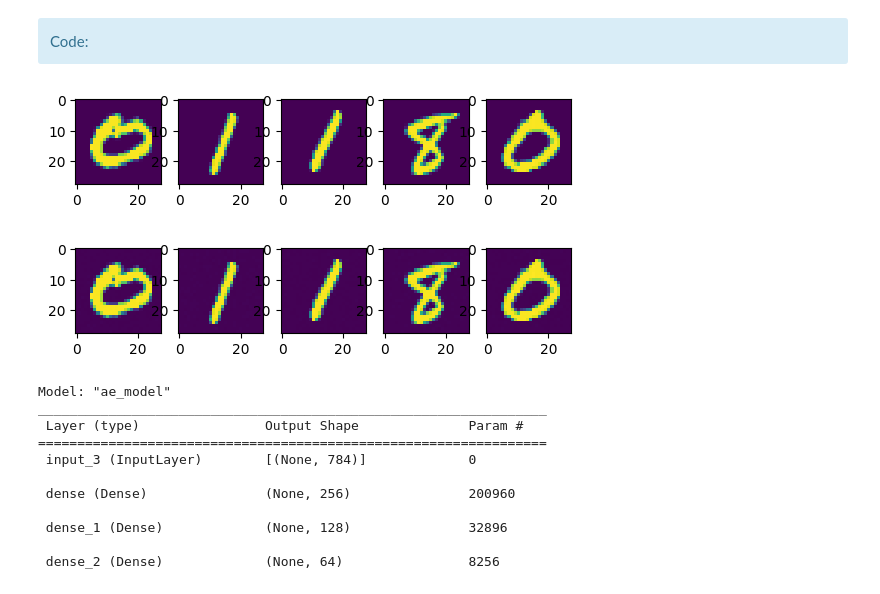
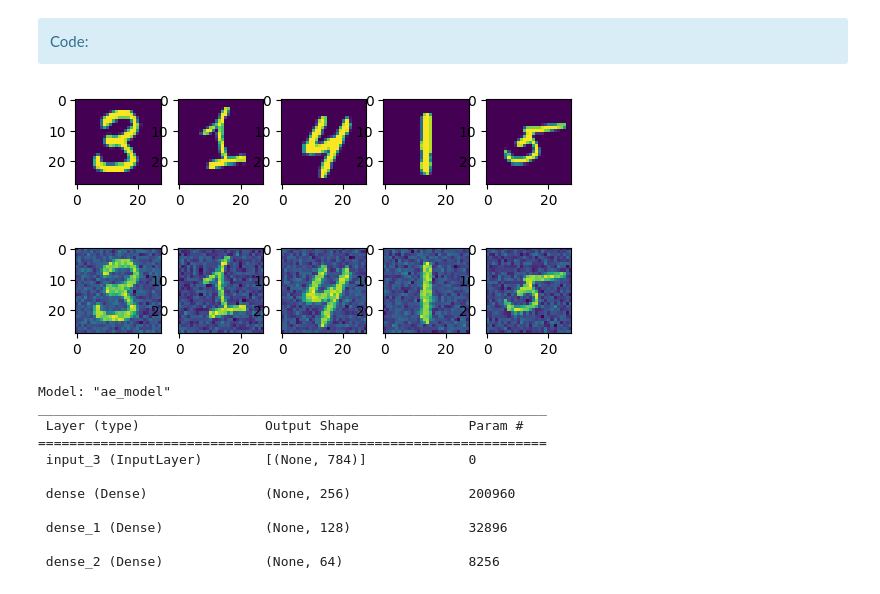
Before and after one commit to TarcisioBueno/digit-recognition-with-neural-networks-SDTSIA210, a Jupyter notebook: TP_NN.ipynb, the cells around one changed output. Cells and saved outputs as stored; diff of their text form; code cells hidden in the pictures.

```diff
--- a/TP_NN.ipynb
+++ b/TP_NN.ipynb
@@ -694,16 +695,16 @@ noisy_test_images = noise(test_images_transformed)
 # %%
 # Visualize some of the images with noise against the originals
 # Plot a few images from n
 f, ax = plt.subplots(1,5)
 for i,a in enumerate(range(n,n+5)):
-    ax[i].imshow(test_images_transformed[a].reshape(28, 28))
+    ax[i].imshow(train_images_transformed[a].reshape(28, 28))
 
 f, ax = plt.subplots(1,5)
 for i,a in enumerate(range(n,n+5)):
-    ax[i].imshow(noisy_test_images[a].reshape(28, 28))
+    ax[i].imshow(noisy_train_images[a].reshape(28, 28))
 # %% [output]
-[figure, old version]
+[figure, new version]
-[figure, old version]
+[figure, new version]
 # %%
 # Build a new model with more layers and Relu activations
 
```
Also changed, not shown: parts of 2 cells of this notebook.
